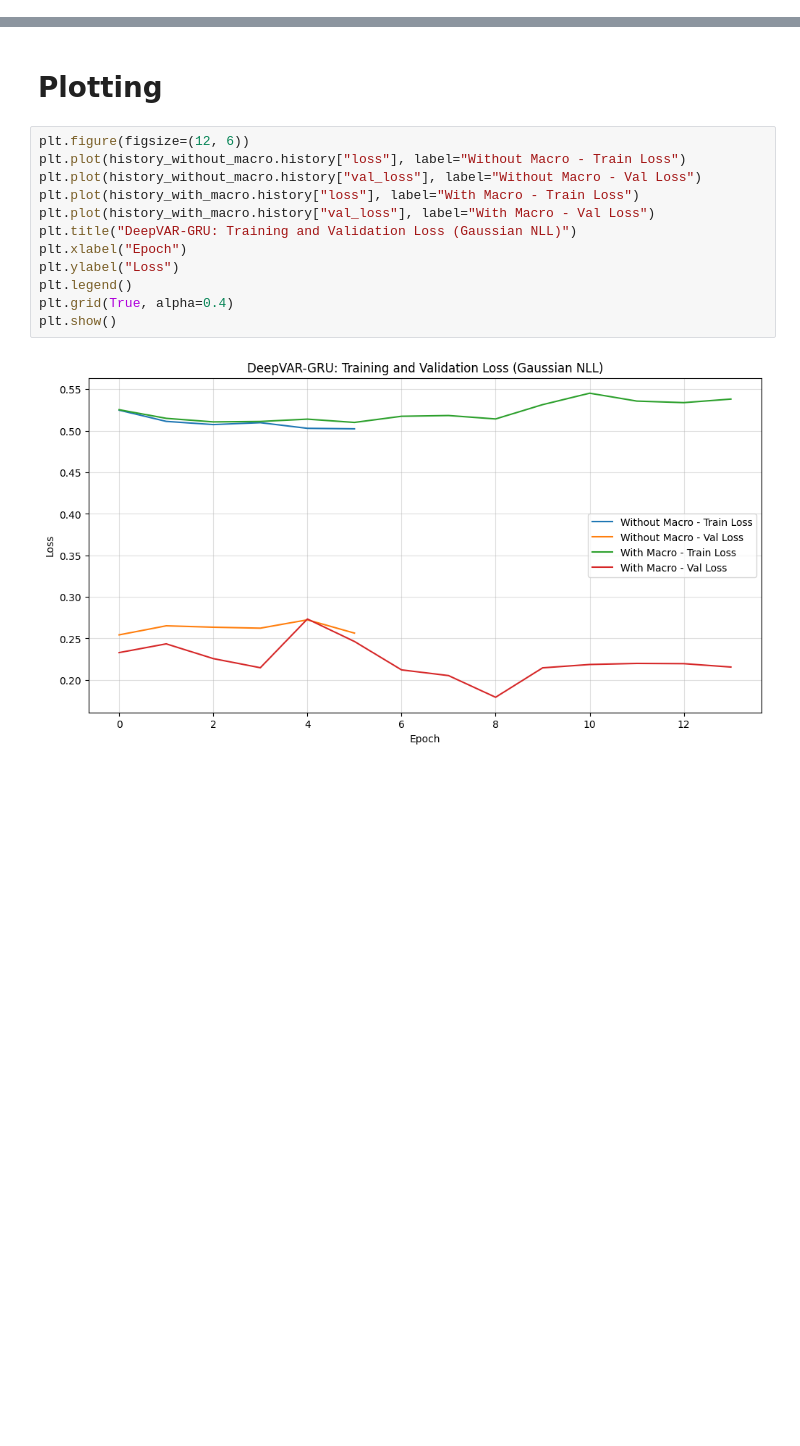
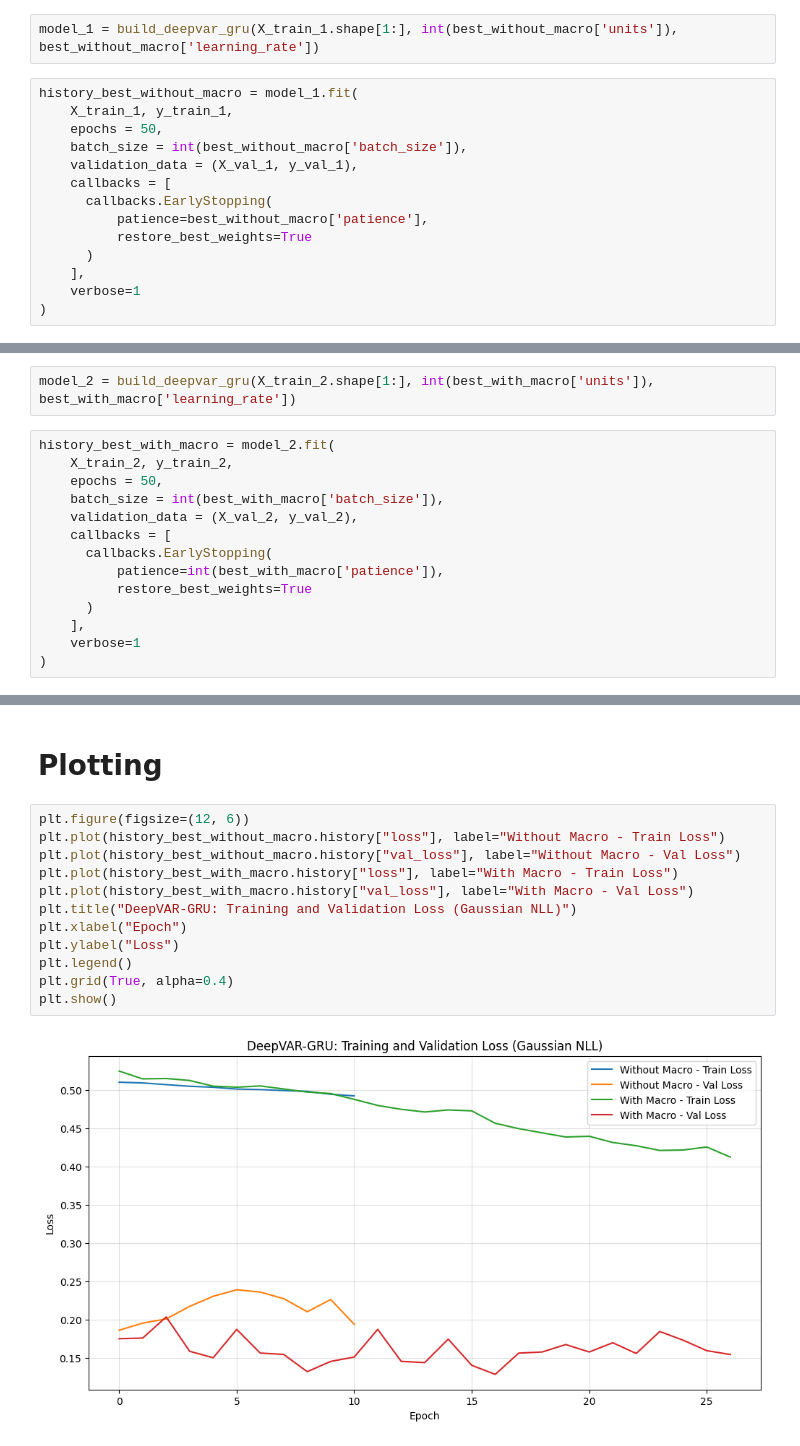
Before and after one commit to NichBry25/BitcoinPricePrediction, a Jupyter notebook: BTCForecasting_GRU_Based_DeepVAR.ipynb, the cells around one changed output, grey strips where cells are left out. Saved outputs shown, nothing was run; the diff lists cells and outputs as text; blank space fills up the shorter version.

```diff
--- a/BTCForecasting_GRU_Based_DeepVAR.ipynb
+++ b/BTCForecasting_GRU_Based_DeepVAR.ipynb
@@ -325,0 +387,16 @@ with_macro_metrics
+# %%
+model_1 = build_deepvar_gru(X_train_1.shape[1:], int(best_without_macro['units']), best_without_macro['learning_rate'])
+# %%
+history_best_without_macro = model_1.fit(
+    X_train_1, y_train_1,
+    epochs = 50,
+    batch_size = int(best_without_macro['batch_size']),
+    validation_data = (X_val_1, y_val_1),
+    callbacks = [
+      callbacks.EarlyStopping(
+          patience=best_without_macro['patience'],
+          restore_best_weights=True
+      )
+    ],
+    verbose=1
+)
@@ -325,0 +427,16 @@ with_macro_metrics
+# %%
+model_2 = build_deepvar_gru(X_train_2.shape[1:], int(best_with_macro['units']), best_with_macro['learning_rate'])
+# %%
+history_best_with_macro = model_2.fit(
+    X_train_2, y_train_2,
+    epochs = 50,
+    batch_size = int(best_with_macro['batch_size']),
+    validation_data = (X_val_2, y_val_2),
+    callbacks = [
+      callbacks.EarlyStopping(
+          patience=int(best_with_macro['patience']),
+          restore_best_weights=True
+      )
+    ],
+    verbose=1
+)
@@ -342,18 +483,18 @@ actual_prices = actual_prices[:len(pred_price_1)]
 # Plotting
 # %%
 plt.figure(figsize=(12, 6))
-plt.plot(history_without_macro.history["loss"], label="Without Macro - Train Loss")
-plt.plot(history_without_macro.history["val_loss"], label="Without Macro - Val Loss")
-plt.plot(history_with_macro.history["loss"], label="With Macro - Train Loss")
-plt.plot(history_with_macro.history["val_loss"], label="With Macro - Val Loss")
+plt.plot(history_best_without_macro.history["loss"], label="Without Macro - Train Loss")
+plt.plot(history_best_without_macro.history["val_loss"], label="Without Macro - Val Loss")
+plt.plot(history_best_with_macro.history["loss"], label="With Macro - Train Loss")
+plt.plot(history_best_with_macro.history["val_loss"], label="With Macro - Val Loss")
 plt.title("DeepVAR-GRU: Training and Validation Loss (Gaussian NLL)")
 plt.xlabel("Epoch")
 plt.ylabel("Loss")
 plt.legend()
 plt.grid(True, alpha=0.4)
 plt.show()
 # %% [output]
-[figure, old version]
+[figure, new version]
 # %%
 plt.figure(figsize=(14, 6))
 plt.plot(actual_prices, label="Actual BTC Price", linewidth=2)
```
Also changed, not shown: parts of 47 cells of this notebook.
